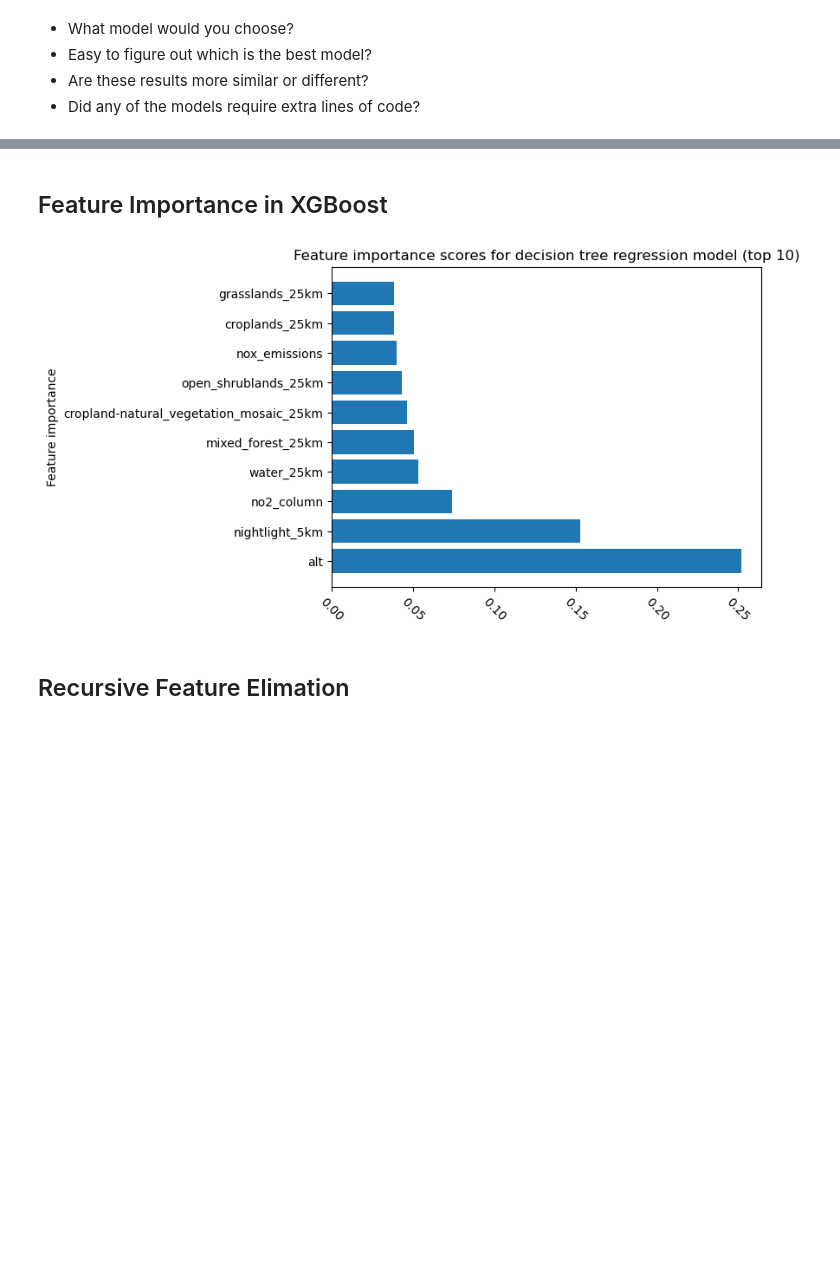
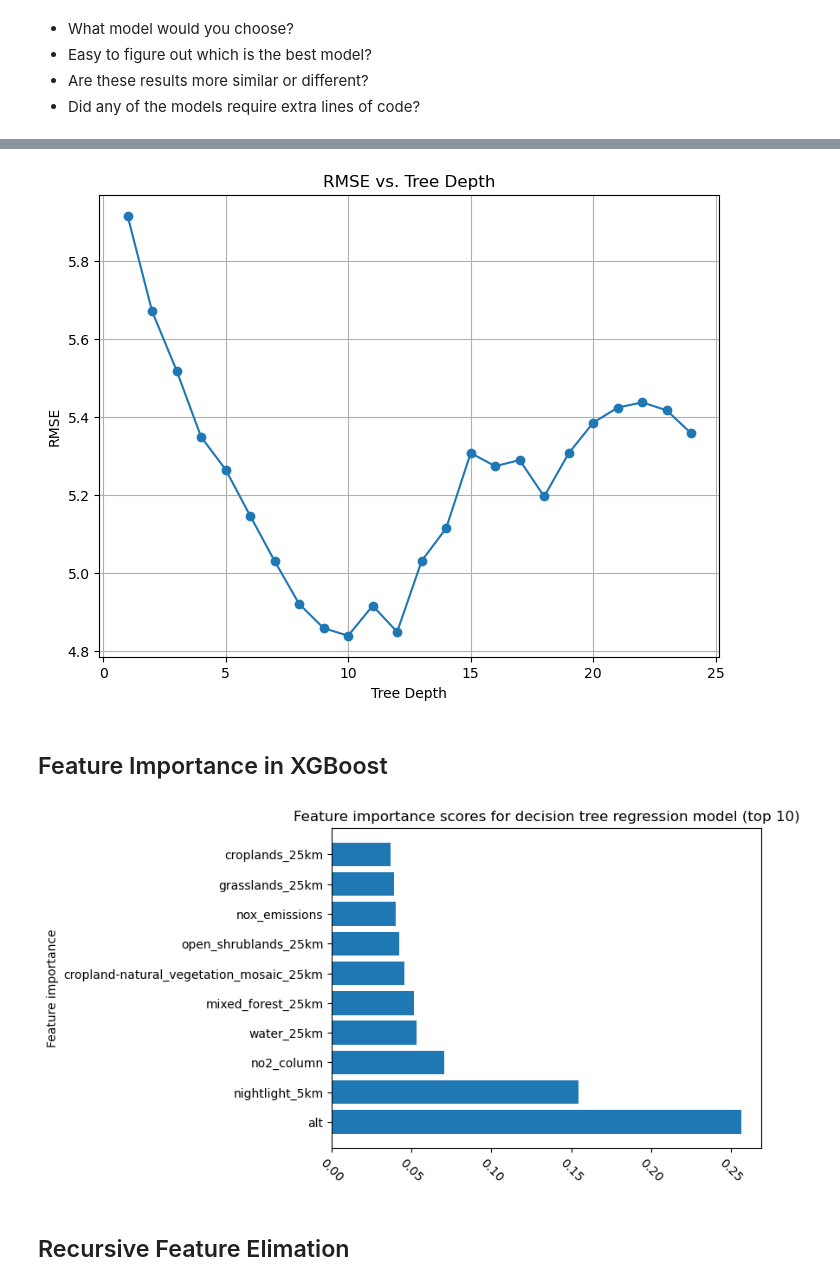
Before and after one commit to ThomasMGeo/intro_ML_NCAR, a Jupyter notebook: notebooks/EdEc_lesson4_trees.ipynb, the cells around one changed output, grey strips where cells are left out. Cells and saved outputs as stored; diff of their text form; code cells hidden in the pictures; blank space fills up the shorter version.

Commit message:
Update EdEc_lesson4_trees.ipynb
small update

```diff
--- a/notebooks/EdEc_lesson4_trees.ipynb
+++ b/notebooks/EdEc_lesson4_trees.ipynb
@@ -312,3 +323,35 @@ plt.show()
+# %%
+# Initialize variables to store RMSE values
+depths = range(1, 25)  # Test depths from 1 to 10
+rmse_values = []
+
+# Loop over different tree depths
+for depth in depths:
+    # Create a Decision Tree Regressor with the specified depth
+    tree_regressor = DecisionTreeRegressor(max_depth=depth, random_state=42)
+
+    # Fit the model on the training data
+    tree_regressor.fit(X_train, y_train)
+
+    # Make predictions on the test data
+    y_pred = tree_regressor.predict(X_test)
+
+    # Calculate RMSE
+    rmse = np.sqrt(mean_squared_error(y_test, y_pred))
+
+    # Append RMSE to the list
+    rmse_values.append(rmse)
+
+# Plot RMSE values for different depths
+plt.figure(figsize=(8, 6))
+plt.plot(depths, rmse_values, marker='o', linestyle='-')
+plt.title('RMSE vs. Tree Depth')
+plt.xlabel('Tree Depth')
+plt.ylabel('RMSE')
+plt.grid(True)
+plt.show()
+# %% [output]
+[figure, added]
 # %% [markdown]
 ## Feature Importance in XGBoost
 # %%
@@ -338,7 +381,7 @@ plt.xticks(rotation=-45, x=np.arange(len(top_10_feature_names)) + 1.75)
 
 plt.show()
 # %% [output]
-[figure, old version]
+[figure, new version]
 # %% [markdown]
 ## Recursive Feature Elimation
 # %% [markdown]
```
Also changed, not shown: parts of 6 cells of this notebook.
